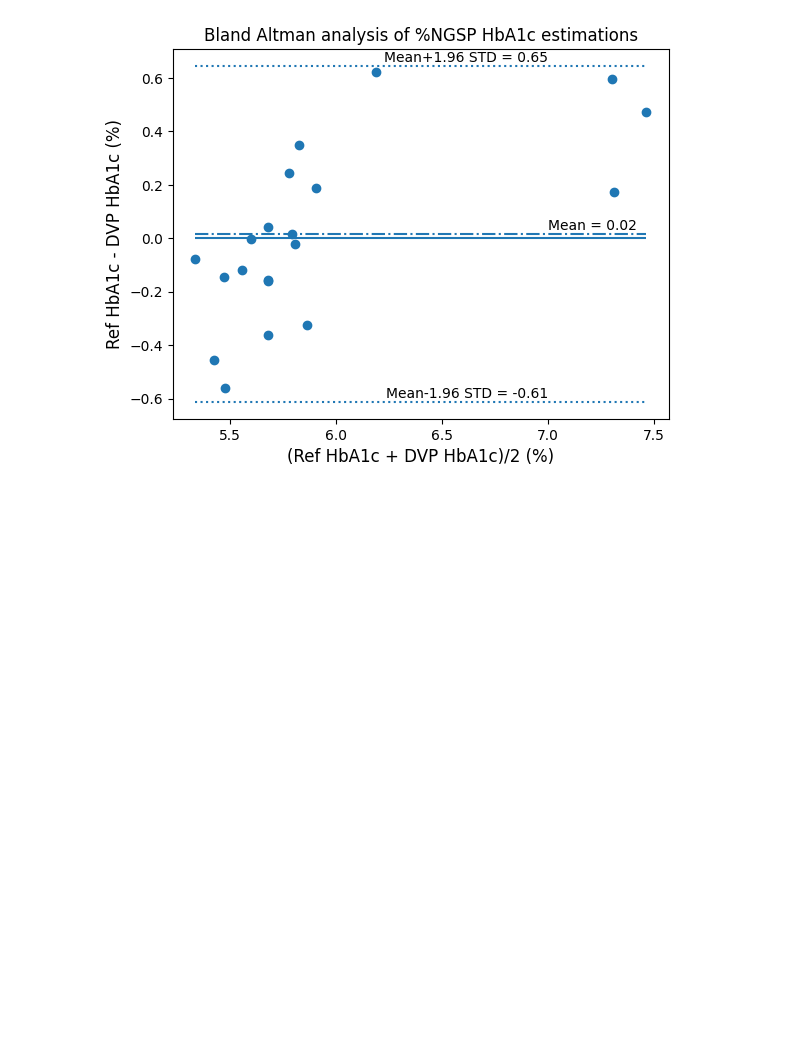
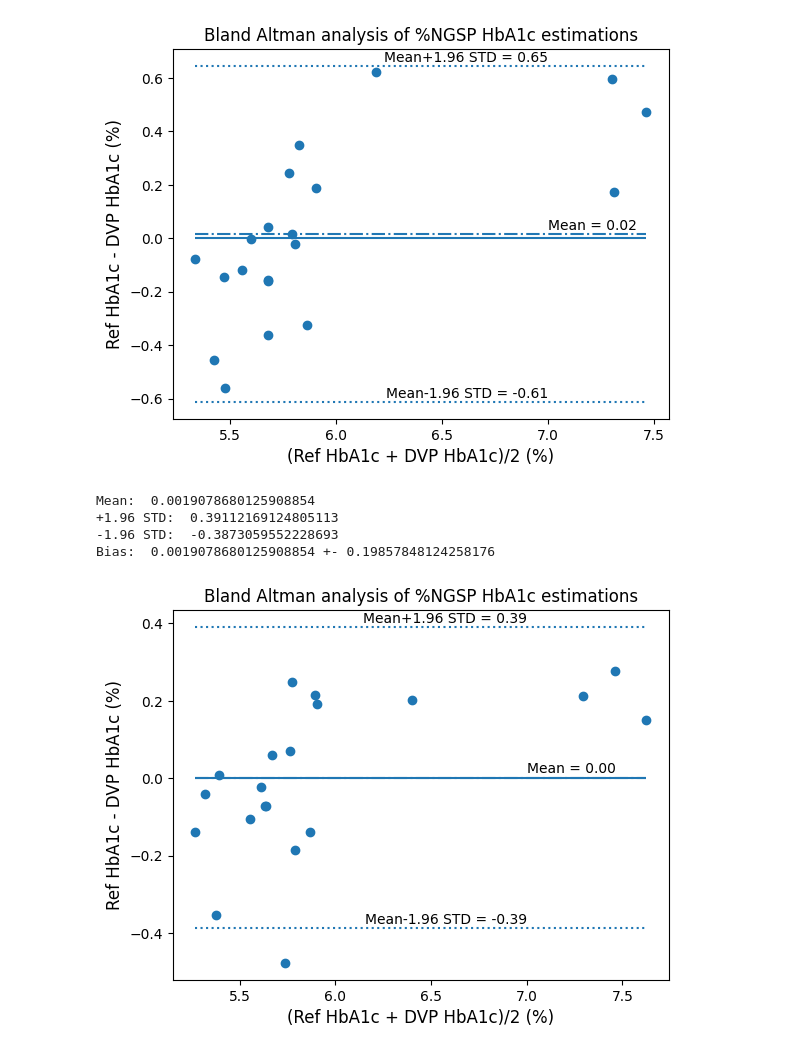
Before and after one commit to shamasatter/Estimating-HbA1c-from-PPG-using-ML, a Jupyter notebook: fig.ipynb, the cells around one changed output. Drawn from its saved outputs; the diff is of its cells as text; code cells hidden in the pictures; blank space fills up the shorter version.

```diff
--- a/fig.ipynb
+++ b/fig.ipynb
@@ -247,3 +247,11 @@ lg2=[5.200000000000002,
  5.5,
  5.600000000000001,
  6.5]
+# %%
+hBAA( lg2,lg1)
+# %% [output]
+Mean:  0.0019078680125908854
++1.96 STD:  0.39112169124805113
+-1.96 STD:  -0.3873059552228693
+Bias:  0.0019078680125908854 +- 0.19857848124258176
+[figure, added]
```
Also changed, not shown: parts of 2 cells of this notebook.
